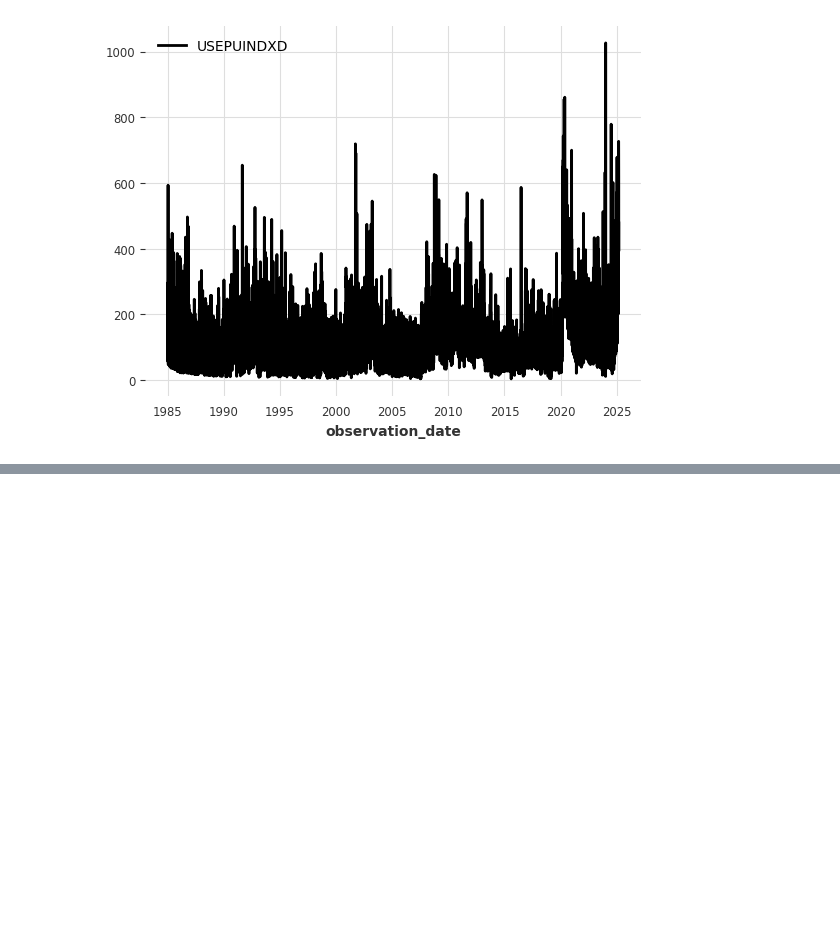
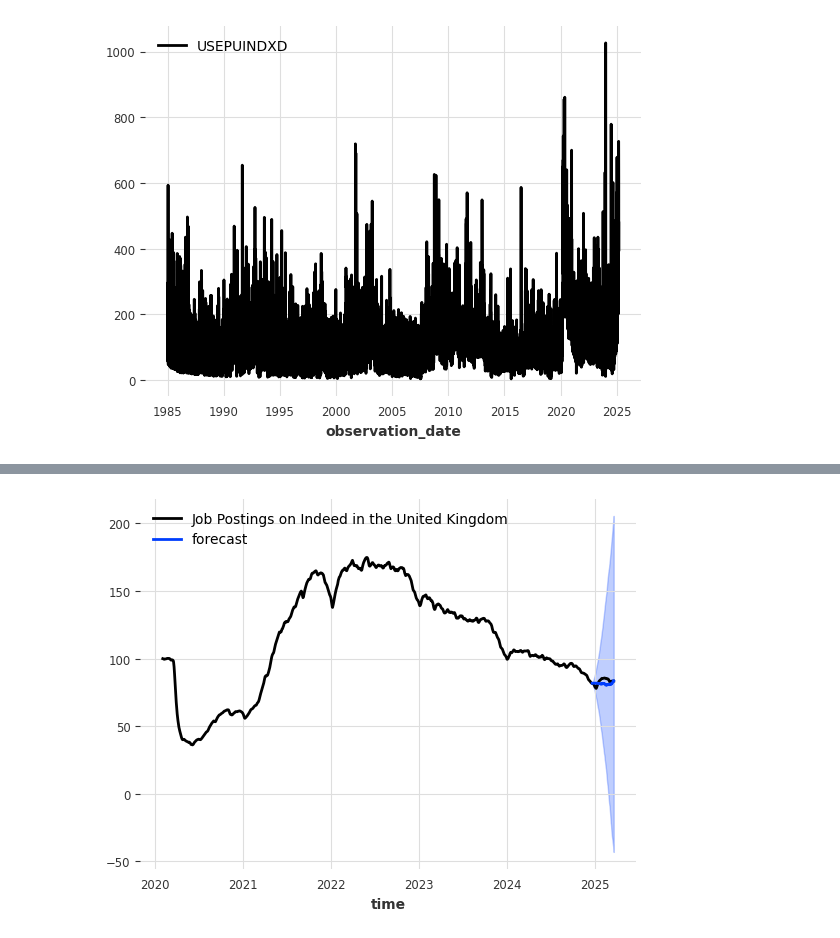
Before and after one commit to GothamAnalytics-7/ASTP, a Jupyter notebook: notebooks/ASTP_Parte1_EDA.ipynb, the cells around one changed output, grey strips where cells are left out. Drawn from its saved outputs; the diff is of its cells as text; code cells hidden in the pictures; blank space fills up the shorter version.

```diff
--- a/notebooks/ASTP_Parte1.ipynb
+++ b/notebooks/ASTP_Parte1_EDA.ipynb
@@ -69,0 +109,15 @@ for ts in data_ts:
+# %%
+train, val = data_ts[0][:-90], data_ts[0][-90:]
+# %%
+from darts.models import ExponentialSmoothing
+
+model = ExponentialSmoothing()
+model.fit(train)
+prediction = model.predict(len(val), num_samples=1000)
+# %%
+data_ts[0].plot()
+prediction.plot(label="forecast", low_quantile=0.05, high_quantile=0.95)
+plt.legend()
+plt.show()
+# %% [output]
+[figure, added]
```
Also changed, not shown: parts of 11 cells of this notebook, 1 other file.
